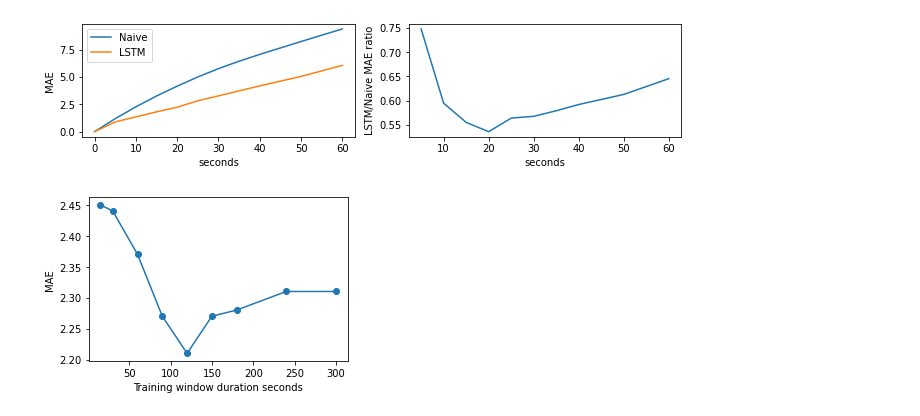
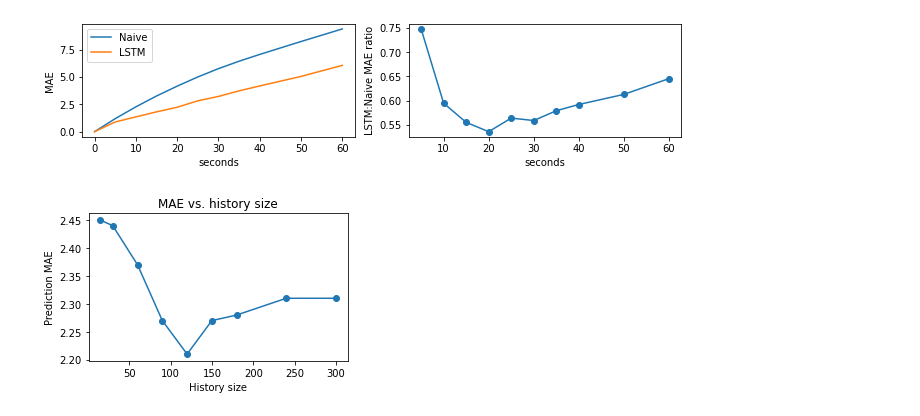
Before and after one commit to rikluost/athlete_hr_predict, a Jupyter notebook: summary_graphs.ipynb, the cells around one changed output. Cells and saved outputs as stored; diff of their text form; code cells hidden in the pictures.

```diff
--- a/summary_graphs.ipynb
+++ b/summary_graphs.ipynb
@@ -8,7 +8,7 @@ graph_path = "/home/riku/projects/athlet_hr_predict/graphs"
 
 sum_a = {'n_y':[0,5,10,15,20,25,30,35,40,50,60],
         'MAE_naive':[0,1.19,2.27,3.26,4.16,5.00, 5.76,6.44,7.06,8.24,9.39],
-        'MAE_model':[0,0.89,1.35,1.81, 2.23,2.82,3.27,3.73
+        'MAE_model':[0,0.89,1.35,1.81, 2.23,2.82,3.22,3.73
         ,4.18,5.05,6.06]}
 
 sum_MAE = pd.DataFrame.from_dict(data=sum_a, orient='columns')
@@ -18,31 +18,34 @@ fig.set_size_inches(9, 2.3)
 ax1.plot(sum_MAE['n_y'],sum_MAE['MAE_naive'])
 ax1.plot(sum_MAE['n_y'],sum_MAE['MAE_model'])
 ax2.plot(sum_MAE['n_y'],sum_MAE['MAE_ratio'])
+ax2.scatter(sum_MAE['n_y'],sum_MAE['MAE_ratio'])
 
 ax1.set_xlabel('seconds')
 ax1.set_ylabel('MAE')
 ax2.set_xlabel('seconds')
-ax2.set_ylabel('LSTM/Naive MAE ratio')
+ax2.set_ylabel('LSTM:Naive MAE ratio')
 ax1.legend(['Naive','LSTM'])
 plt.tight_layout()
 plt.savefig(graph_path+"/SUMMARY.png")
 # %% [output]
-[figure, old version]
+[figure, new version]
 # %%
 # 20-second prediction, MAE as function of training data window duration
 
 sum_a = {'n_X':[15, 30, 60, 90, 120, 150, 180, 240, 300],
         'MAE_model':[2.45, 2.44,2.37,2.27, 2.21, 2.27, 2.28, 2.31, 2.31]}
 
 sum_MAE = pd.DataFrame.from_dict(data=sum_a, orient='columns')
 fig, ax1 = plt.subplots(1,1)
 fig.set_size_inches(4.5, 3)
+
 ax1.scatter(sum_MAE['n_X'],sum_MAE['MAE_model'])
 ax1.plot(sum_MAE['n_X'],sum_MAE['MAE_model'])
 
-ax1.set_xlabel('Training window duration seconds')
-ax1.set_ylabel('MAE')
+ax1.set_title('MAE vs. history size')
+ax1.set_xlabel('History size')
+ax1.set_ylabel('Prediction MAE')
 plt.tight_layout()
 plt.savefig(graph_path+"/SUMMARY_t.png")
 # %% [output]
-[figure, old version]
+[figure, new version]
```
Also changed, not shown: 14 other files.
